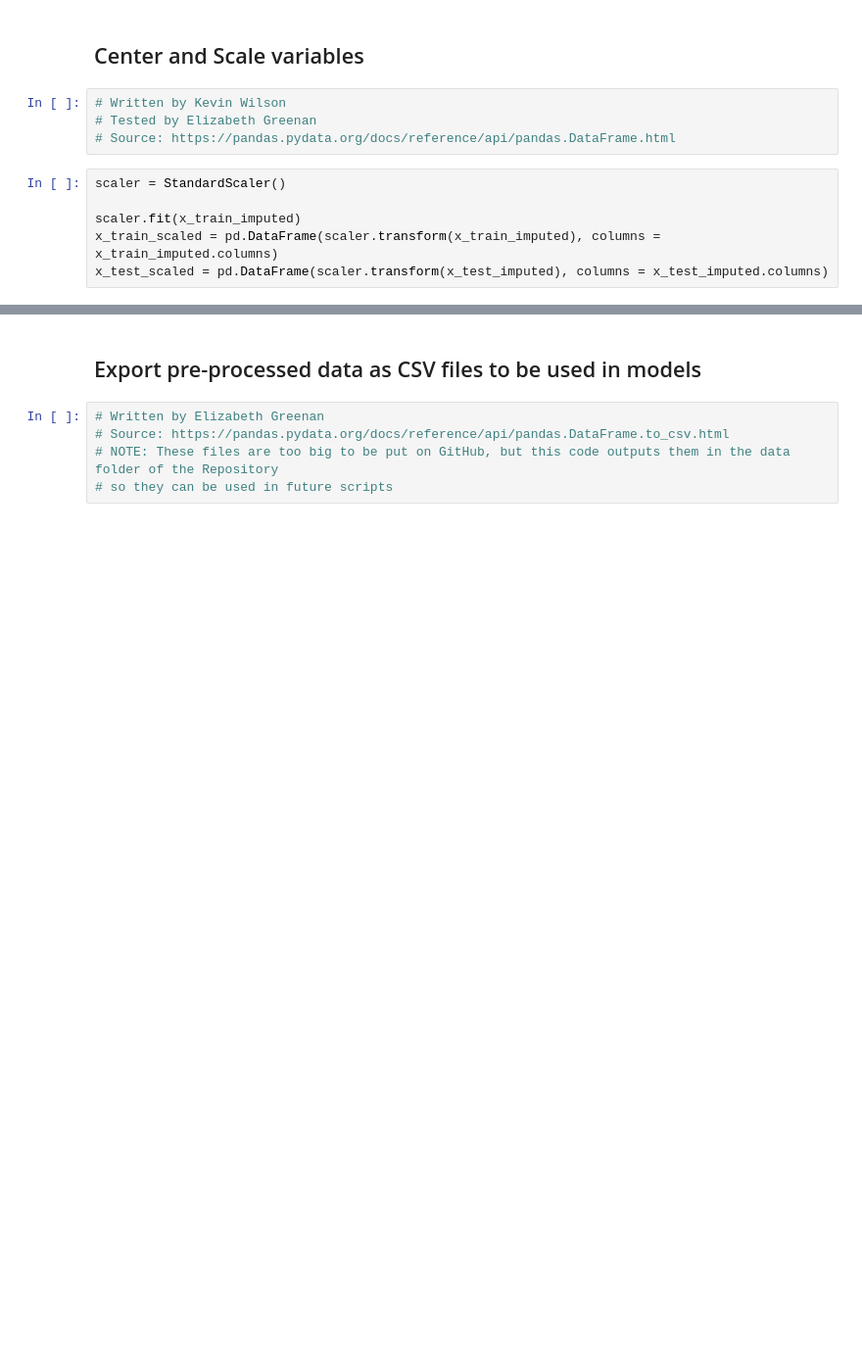
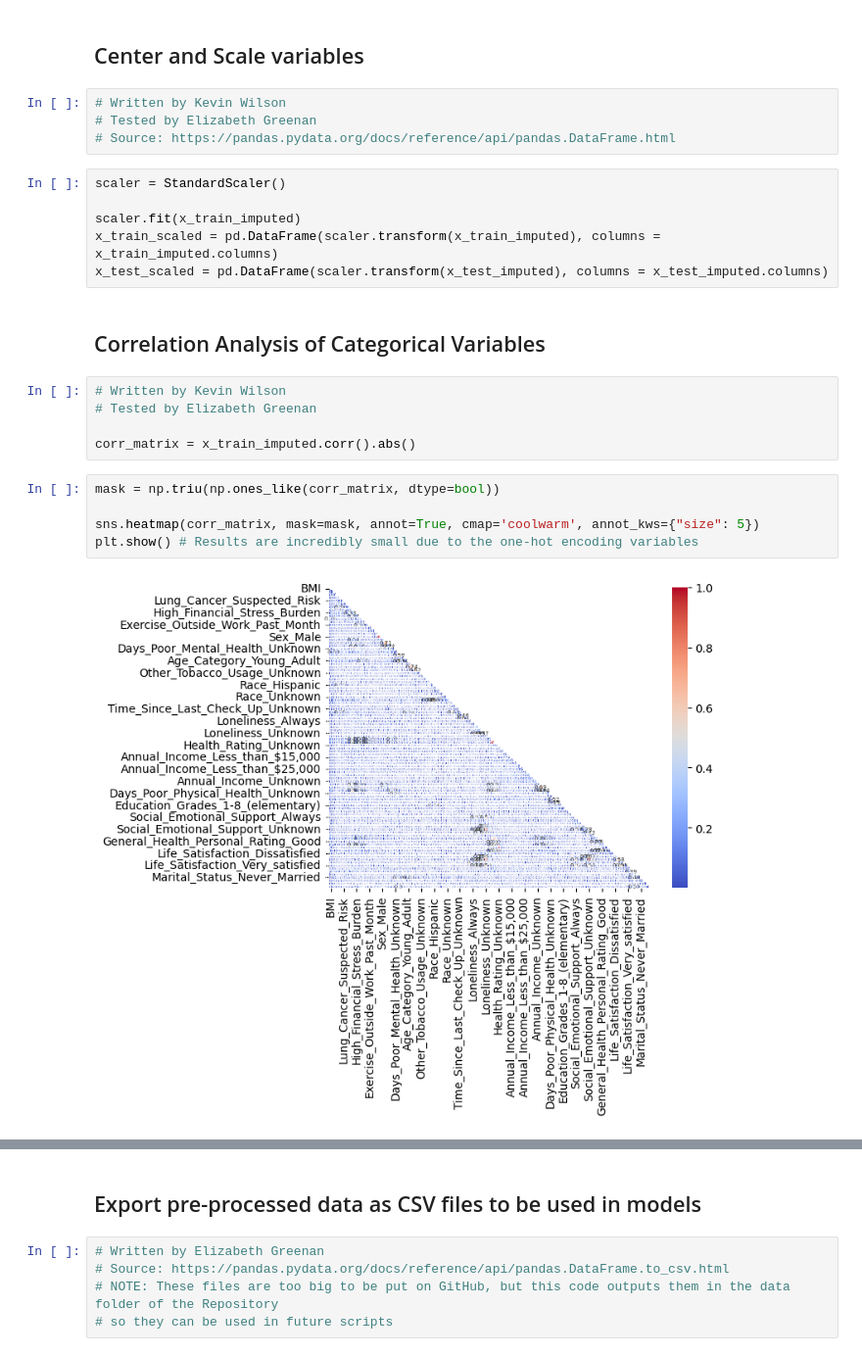
Before and after one commit to KWilson310/E-Cigarette-Health-Advertisement-Study, a Jupyter notebook: Scripts/5_Pre-Processing.ipynb, the cells around one changed output, grey strips where cells are left out. Shown at 98% size. Drawn from its saved outputs; the diff is of its cells as text; blank space fills up the shorter version.

Commit message:
Updated Pre-Processing script
Added in Kevin's work

```diff
--- a/Scripts/5_Pre-Processing.ipynb
+++ b/Scripts/5_Pre-Processing.ipynb
@@ -375,3 +526,17 @@ scaler = StandardScaler()
 scaler.fit(x_train_imputed)
 x_train_scaled = pd.DataFrame(scaler.transform(x_train_imputed), columns = x_train_imputed.columns)
 x_test_scaled = pd.DataFrame(scaler.transform(x_test_imputed), columns = x_test_imputed.columns)
+# %% [markdown]
+## Correlation Analysis of Categorical Variables
+# %%
+# Written by Kevin Wilson
+# Tested by Elizabeth Greenan
+
+corr_matrix = x_train_imputed.corr().abs()
+# %%
+mask = np.triu(np.ones_like(corr_matrix, dtype=bool))
+
+sns.heatmap(corr_matrix, mask=mask, annot=True, cmap='coolwarm', annot_kws={"size": 5})
+plt.show() # Results are incredibly small due to the one-hot encoding variables
+# %% [output]
+[figure, added]
```
Also changed, not shown: parts of 9 cells of this notebook.
